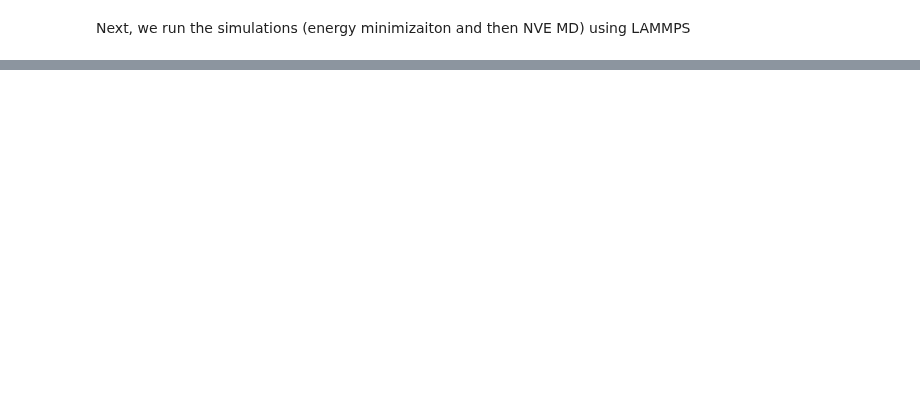
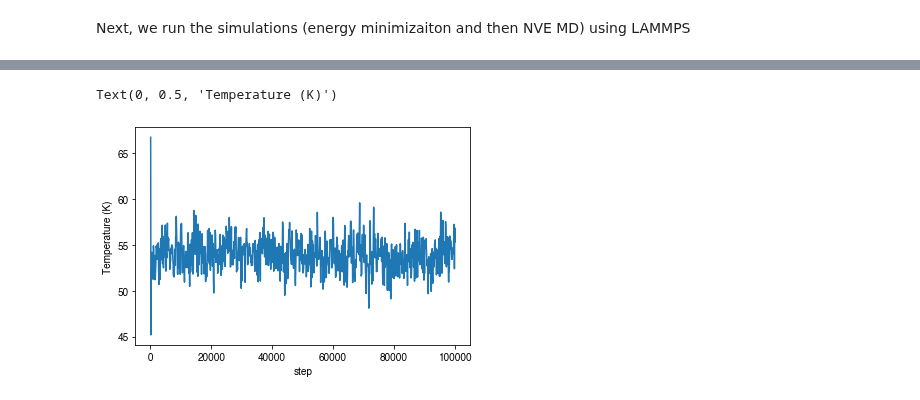
Before and after one commit to mosdef-hub/gmso, a Jupyter notebook: examples/argon/argon_lammps.ipynb, the cells around one changed output, grey strips where cells are left out. Saved outputs shown, nothing was run; the diff lists cells and outputs as text; code cells hidden in the pictures; blank space fills up the shorter version.

```diff
--- a/examples/argon/argon_lammps.ipynb
+++ b/examples/argon/argon_lammps.ipynb
@@ -56,0 +71,9 @@ plt.plot(df['Time'], df['Temperature'])
+# %%
+data = np.loadtxt('thermo.txt')
+# %%
+plt.plot(data[:,0], data[:,1])
+plt.xlabel('step')
+plt.ylabel('Temperature (K)')
+# %% [output]
+Text(0, 0.5, 'Temperature (K)')
+[figure, added]
```
Also changed, not shown: parts of 8 cells of this notebook, 1 other file.
